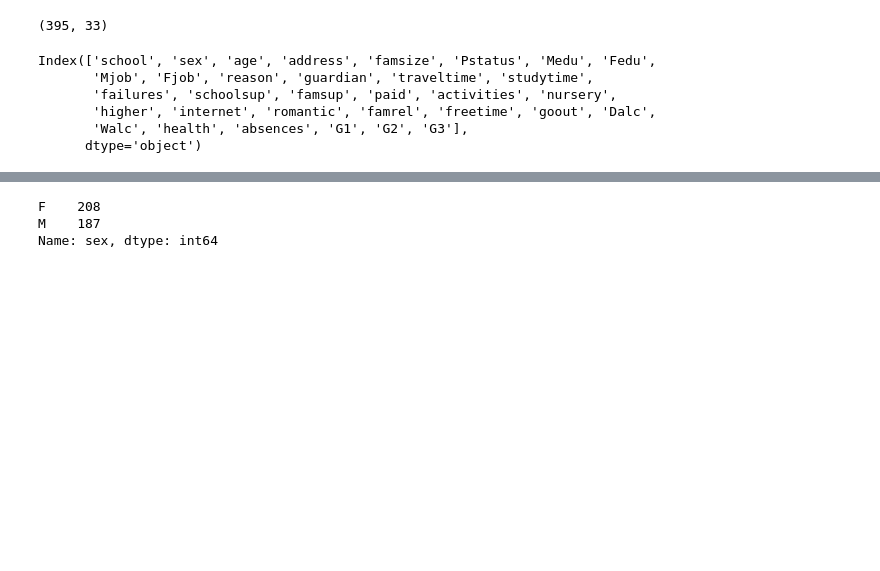
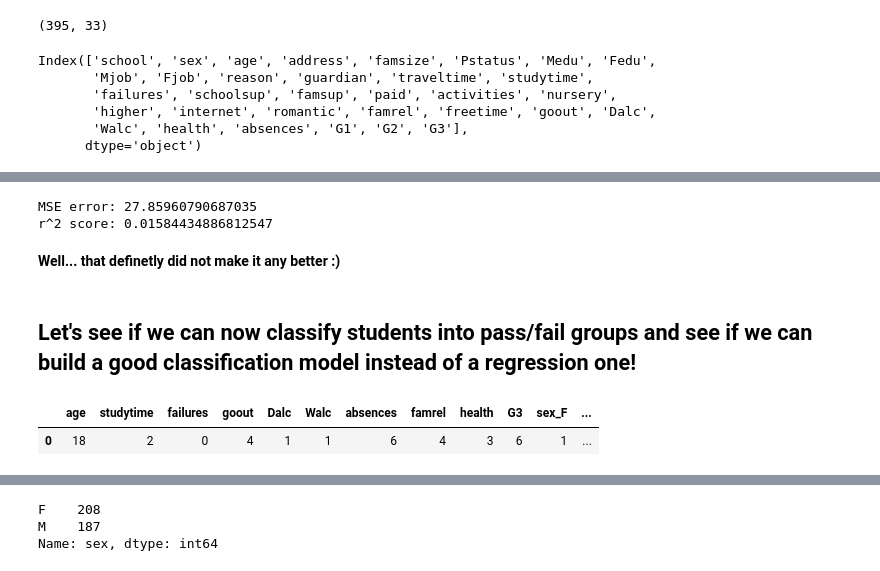
Before and after one commit to APNovichkov/python-ml, a Jupyter notebook: final-project/final-project.ipynb, the cells around one changed output, grey strips where cells are left out. Cells and saved outputs as stored; diff of their text form; code cells hidden in the pictures; blank space fills up the shorter version.

```diff
--- a/final-project/final-project.ipynb
+++ b/final-project/final-project.ipynb
@@ -43,0 +203,23 @@ Index(['school', 'sex', 'age', 'address', 'famsize', 'Pstatus', 'Medu', 'Fedu',
+# %%
+X_train, X_test, y_train, y_test = train_test_split(X_red,y, test_size=.25, random_state=0)
+
+lin_reg = LinearRegression()
+lin_reg.fit(X_train, y_train)
+y_pred = lin_reg.predict(X_test)
+print(f'MSE error: {mean_squared_error(y_test, y_pred)}')
+print(f'r^2 score: {r2_score(y_test, y_pred)}')
+# %% [output]
+MSE error: 27.85960790687035
+r^2 score: 0.01584434886812547
+# %% [markdown]
+**Well... that definetly did not make it any better :)**
+# %% [markdown]
+## Let's see if we can now classify students into pass/fail groups and see if we can build a good classification model instead of a regression one!
+# %%
+big_feature_df = df[feature_cols_big]
+big_feature_df = big_feature_df.drop(['G1', 'G2'], axis=1)
+big_feature_df = pd.get_dummies(big_feature_df)
+big_feature_df[:1]
+# %% [output]
+|  | age | studytime | failures | goout | Dalc | Walc | absences | famrel | health | G3 | sex_F | ... |
+| 0 | 18 | 2 | 0 | 4 | 1 | 1 | 6 | 4 | 3 | 6 | 1 | ... |
```
Also changed, not shown: parts of 46 cells of this notebook.
